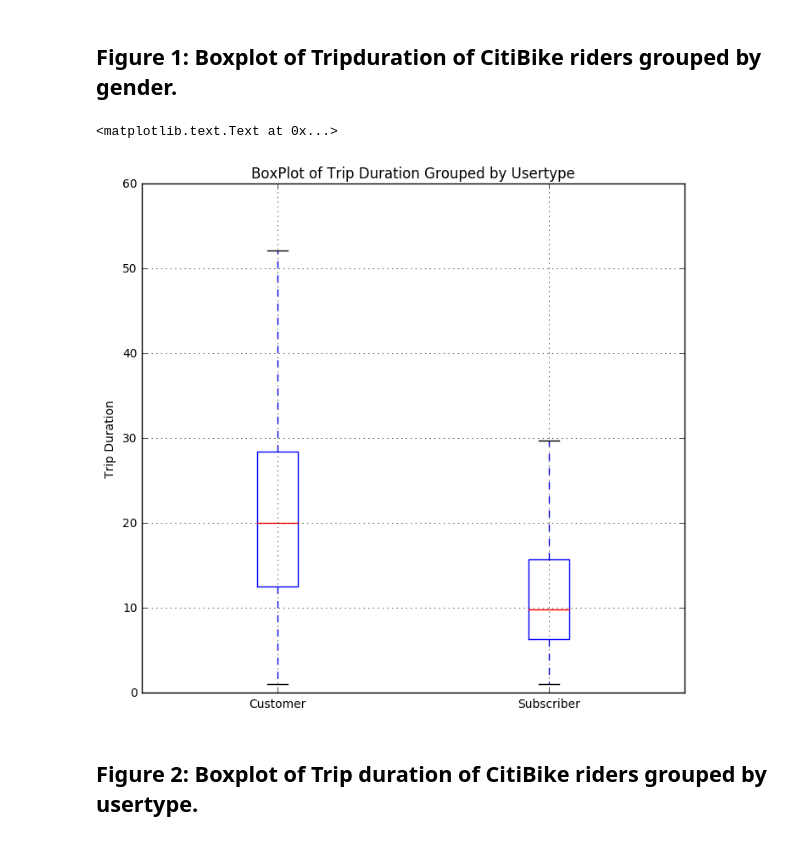
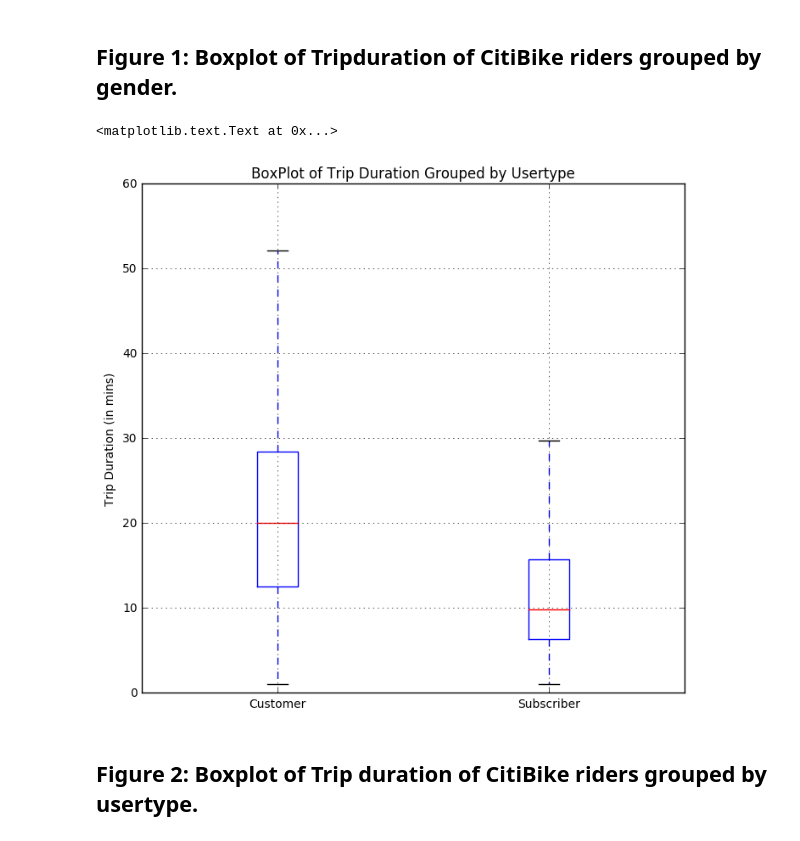
Before and after one commit to aaron-15/PUI2016_ajd629, a Jupyter notebook: HW7_ajd629/HW7_1_ajd629.ipynb, the cells around one changed output. Saved outputs shown, nothing was run; the diff lists cells and outputs as text; code cells hidden in the pictures.

```diff
--- a/HW7_ajd629/HW7_1_ajd629.ipynb
+++ b/HW7_ajd629/HW7_1_ajd629.ipynb
@@ -127,12 +127,12 @@ pl.suptitle("")
 # %%
 df.boxplot(column='tripduration_min', by = 'usertype', sym = '', figsize=(8,8))
 pl.title("BoxPlot of Trip Duration Grouped by Usertype")
-pl.ylabel('Trip Duration')
+pl.ylabel('Trip Duration (in mins)')
 pl.xlabel("")
 pl.suptitle("")
 # %% [output]
 <matplotlib.text.Text at 0x...>
-[figure, old version]
+[figure, new version]
 # %% [markdown]
 ##      Figure 2: Boxplot of Trip duration of CitiBike riders grouped by usertype.
 # %%
```
Also changed, not shown: parts of 2 cells of this notebook.
